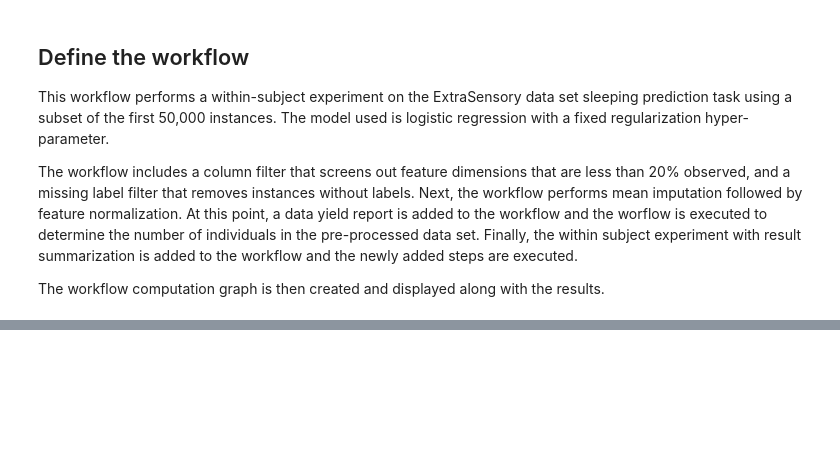
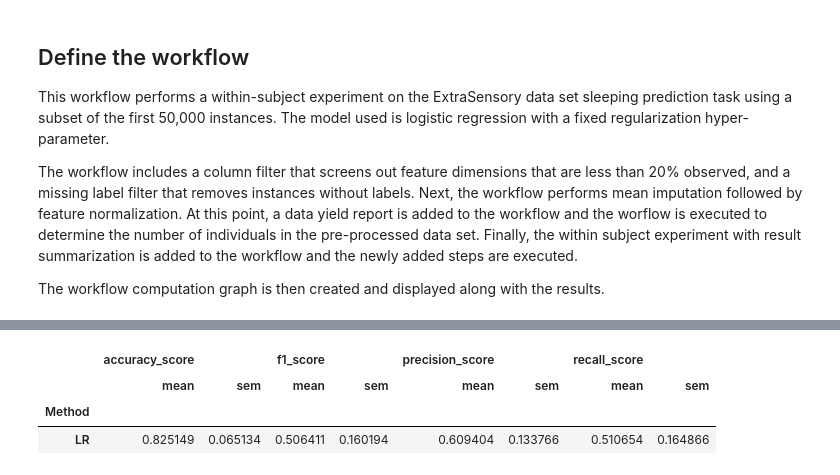
Before and after one commit to mlds-lab/mFlow, a Jupyter notebook: Examples/ExtraSensory-BasicWithin.ipynb, the cells around one changed output, grey strips where cells are left out. Cells and saved outputs as stored; diff of their text form; code cells hidden in the pictures; blank space fills up the shorter version.

```diff
--- a/Examples/ExtraSensory-BasicWithin.ipynb
+++ b/Examples/ExtraSensory-BasicWithin.ipynb
@@ -100,0 +71,7 @@ Running step Results CV Summarize
+# %%
+output["results"]["report"]
+# %% [output]
+|  | accuracy_score |  | f1_score |  | precision_score |  | recall_score |  |
+|  | mean | sem | mean | sem | mean | sem | mean | sem |
+| Method |  |  |  |  |  |  |  |  |
+| LR | 0.825149 | 0.065134 | 0.506411 | 0.160194 | 0.609404 | 0.133766 | 0.510654 | 0.164866 |
```
Also changed, not shown: parts of 4 cells of this notebook, 15 other files.
